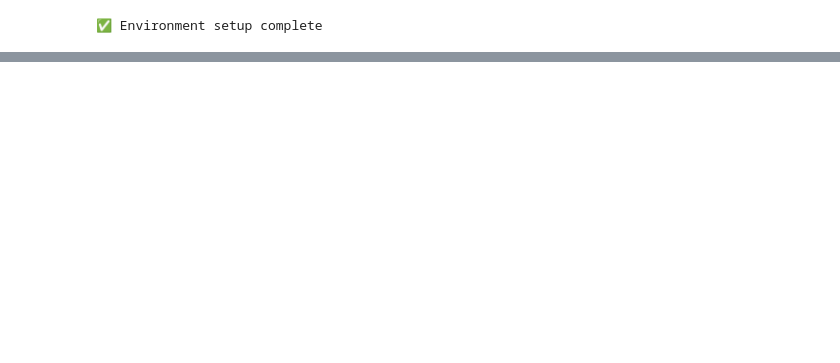
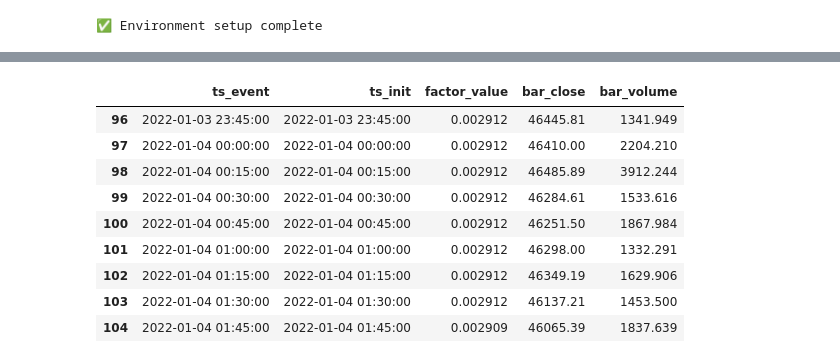
Before and after one commit to Arandott/nautilus_trader, a Jupyter notebook: factorexp_backtest/research/notebooks/factor_playground.ipynb, the cells around one changed output, grey strips where cells are left out. Cells and saved outputs as stored; diff of their text form; code cells hidden in the pictures; blank space fills up the shorter version.

```diff
--- a/factorexp_backtest/research/notebooks/factor_playground.ipynb
+++ b/factorexp_backtest/research/notebooks/factor_playground.ipynb
@@ -251,0 +160,22 @@ NaN count: 0 (0.00%)
+# %%
+# ============================================================================
+# 2. Evaluate Factor Expression
+# ============================================================================
+# Replace SIMPLE_MA with your expression (e.g., VOLATILITY, VWAP_RETURN, or custom expression)
+
+result = evaluate_factor(
+    expression=SMTMNY1_RET_TO_VOLUME_CLOSE_RET_ABS_MEAN_SHIGH_96,
+    instrument_id=INSTRUMENT_ID,
+    start_date=START_DATE,
+    end_date=END_DATE,
+    verbose=True,
+)
+
+print(f"\n{'='*70}")
+print(f"✅ Evaluation Complete")
+print(f"{'='*70}")
+print(f"Total values: {len(result)}")
+print(f"Valid values: {result['factor_value'].notna().sum()}")
+print(f"NaN values: {result['factor_value'].isna().sum()} ({result['factor_value'].isna().sum() / len(result) * 100:.2f}%)")
+print(f"\nFirst 5 rows:")
+result.head()
@@ -251,0 +388,13 @@ NaN count: 0 (0.00%)
+# %%
+result.iloc[96:105, :]
+# %% [output]
+|  | ts_event | ts_init | factor_value | bar_close | bar_volume |
+| 96 | 2022-01-03 23:45:00 | 2022-01-03 23:45:00 | 0.002912 | 46445.81 | 1341.949 |
+| 97 | 2022-01-04 00:00:00 | 2022-01-04 00:00:00 | 0.002912 | 46410.00 | 2204.210 |
+| 98 | 2022-01-04 00:15:00 | 2022-01-04 00:15:00 | 0.002912 | 46485.89 | 3912.244 |
+| 99 | 2022-01-04 00:30:00 | 2022-01-04 00:30:00 | 0.002912 | 46284.61 | 1533.616 |
+| 100 | 2022-01-04 00:45:00 | 2022-01-04 00:45:00 | 0.002912 | 46251.50 | 1867.984 |
+| 101 | 2022-01-04 01:00:00 | 2022-01-04 01:00:00 | 0.002912 | 46298.00 | 1332.291 |
+| 102 | 2022-01-04 01:15:00 | 2022-01-04 01:15:00 | 0.002912 | 46349.19 | 1629.906 |
+| 103 | 2022-01-04 01:30:00 | 2022-01-04 01:30:00 | 0.002912 | 46137.21 | 1453.500 |
+| 104 | 2022-01-04 01:45:00 | 2022-01-04 01:45:00 | 0.002909 | 46065.39 | 1837.639 |
```
Also changed, not shown: parts of 32 cells of this notebook, 18 other files.
